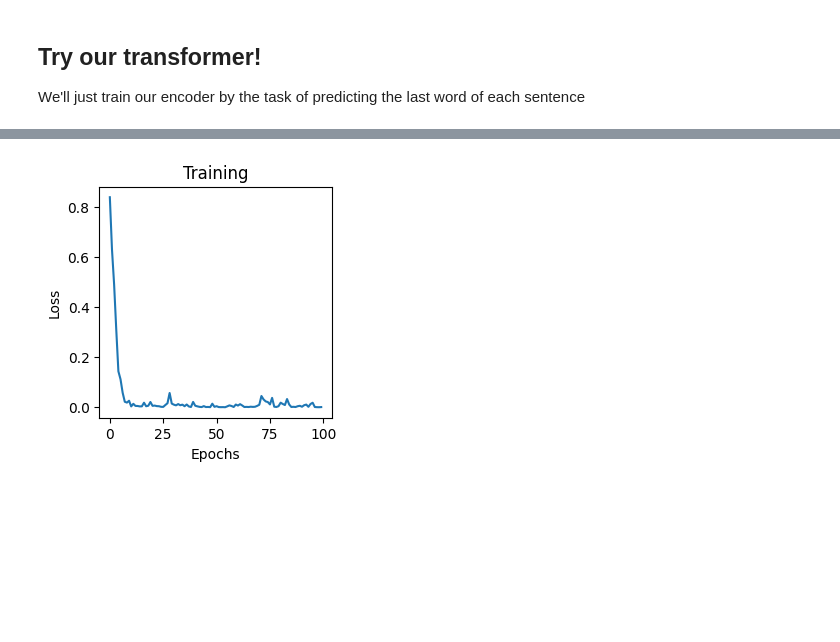
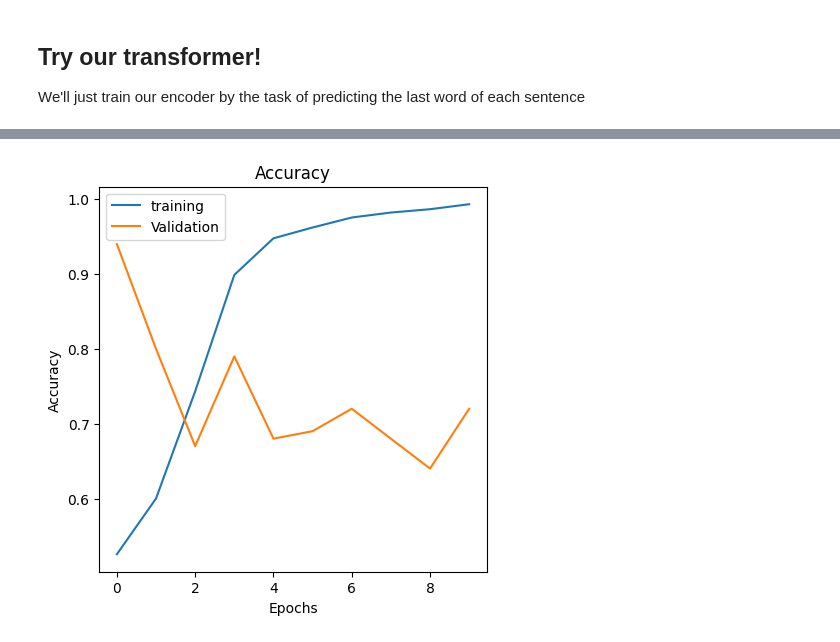
Before and after one commit to karencfisher/my-transformer, a Jupyter notebook: encoder2.ipynb, the cells around one changed output, grey strips where cells are left out. Cells and saved outputs as stored; diff of their text form; code cells hidden in the pictures; blank space fills up the shorter version.

Commit message:
saving encoder model test on sentiment

```diff
--- a/encoder2.ipynb
+++ b/encoder2.ipynb
@@ -75,14 +78,11 @@ def tokenize(sent):
     return tokens
 
 x = list(map(tokenize, df['sentence']))
-x = tf.keras.utils.pad_sequences(x)
+x = tf.keras.utils.pad_sequences(x, maxlen=config['input_size'][0])
 y = df['sentiment'].values
-
-config['input_size'] = (len(x[0]),)
 
 print(f'Number of sentences: {df.shape[0]}')
 print(f'Vocabulary size: {config["vocab_size"]}')
-print(f'Max sentence length: {config["input_size"][0]}')
 # %% [output]
 Number of sentences: 1000
 Vocabulary size: 2971
@@ -126,0 +105,9 @@ _________________________________________________________________
+# %%
+encoder_model = tf.keras.models.load_model('encoder_model.h5',
+                                           custom_objects={'Encoder': Encoder})
+
+clf = Sequential([encoder_model,
+                  Dense(1, activation='sigmoid')])
+
+#clf.layers[0].trainable=False
+clf.summary()
@@ -127,7 +129,7 @@ _________________________________________________________________
 # %%
-clf.compile(optimizer=Adam(lr=.00001), loss='binary_crossentropy', metrics=['accuracy'])
+clf.compile(optimizer=Adam(learning_rate=.001), loss='binary_crossentropy', metrics=['accuracy'])
 hist = clf.fit(x_train,
                y_train,
                validation_data=(x_test, y_test),
-               epochs=100)
+               epochs=10)
 # %% [output]
@@ -152,12 +156,14 @@ Epoch 100/100
 # %%
-plt.figure(figsize=(3,3))
-plt.plot(hist.history['loss'])
-plt.title('Training')
+plt.figure(figsize=(5,5))
+plt.plot(hist.history['accuracy'], label='training')
+plt.plot(hist.history['val_accuracy'], label='Validation')
+plt.title('Accuracy')
 plt.xlabel('Epochs')
-plt.ylabel('Loss')
+plt.ylabel('Accuracy')
+plt.legend()
 plt.show()
 # %% [output]
-[figure, old version]
+[figure, new version]
 # %%
 clf.evaluate(x_test, y_test, verbose=1)
 # %% [output]
```
Also changed, not shown: parts of 9 cells of this notebook, 3 other files.
